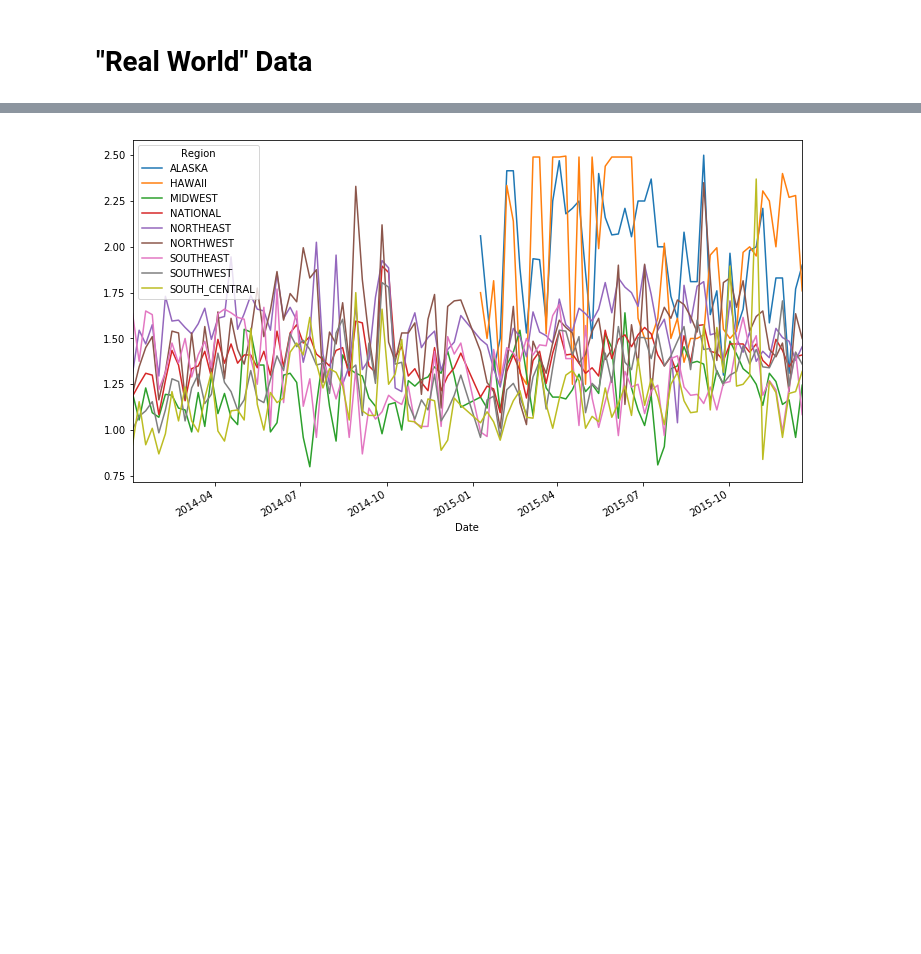
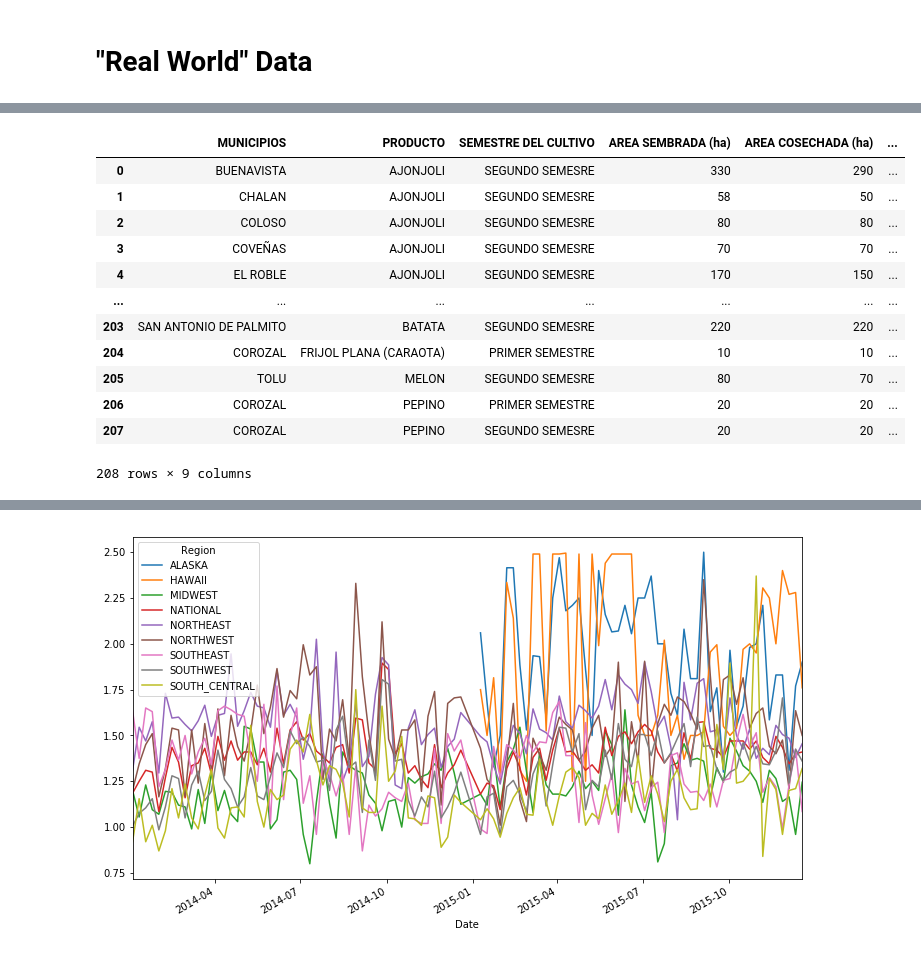
Before and after one commit to rsierraa/AlgorithmsUN2021I, a Jupyter notebook: Lab2/rsierraascottsanderson.ipynb, the cells around one changed output, grey strips where cells are left out. Saved outputs shown, nothing was run; the diff lists cells and outputs as text; code cells hidden in the pictures; blank space fills up the shorter version.

```diff
--- a/Lab2/rsierraascottsanderson.ipynb
+++ b/Lab2/rsierraascottsanderson.ipynb
@@ -1101,3 +1097,20 @@ avocados.head()
+# %%
+cultivos = pd.read_csv("/content/sample_data/Cultivos_semestrales_Departamento_de_Sucre_2018.csv", sep=',')
+cultivos
+# %% [output]
+|  | MUNICIPIOS | PRODUCTO | SEMESTRE DEL CULTIVO | AREA SEMBRADA (ha) | AREA COSECHADA (ha) | ... |
+| 0 | BUENAVISTA | AJONJOLI | SEGUNDO SEMESRE | 330 | 290 | ... |
+| 1 | CHALAN | AJONJOLI | SEGUNDO SEMESRE | 58 | 50 | ... |
+| 2 | COLOSO | AJONJOLI | SEGUNDO SEMESRE | 80 | 80 | ... |
+| 3 | COVEÑAS | AJONJOLI | SEGUNDO SEMESRE | 70 | 70 | ... |
+| 4 | EL ROBLE | AJONJOLI | SEGUNDO SEMESRE | 170 | 150 | ... |
+| ... | ... | ... | ... | ... | ... | ... |
+| 203 | SAN ANTONIO DE PALMITO | BATATA | SEGUNDO SEMESRE | 220 | 220 | ... |
+| 204 | COROZAL | FRIJOL PLANA (CARAOTA) | PRIMER SEMESTRE | 10 | 10 | ... |
+| 205 | TOLU | MELON | SEGUNDO SEMESRE | 80 | 70 | ... |
+| 206 | COROZAL | PEPINO | PRIMER SEMESTRE | 20 | 20 | ... |
+| 207 | COROZAL | PEPINO | SEGUNDO SEMESRE | 20 | 20 | ... |
+208 rows × 9 columns
 # %%
 # Unlike numpy arrays, pandas DataFrames can have a different dtype for each column.
 avocados.dtypes
```
Also changed, not shown: parts of 6 cells of this notebook, 1 other file.
